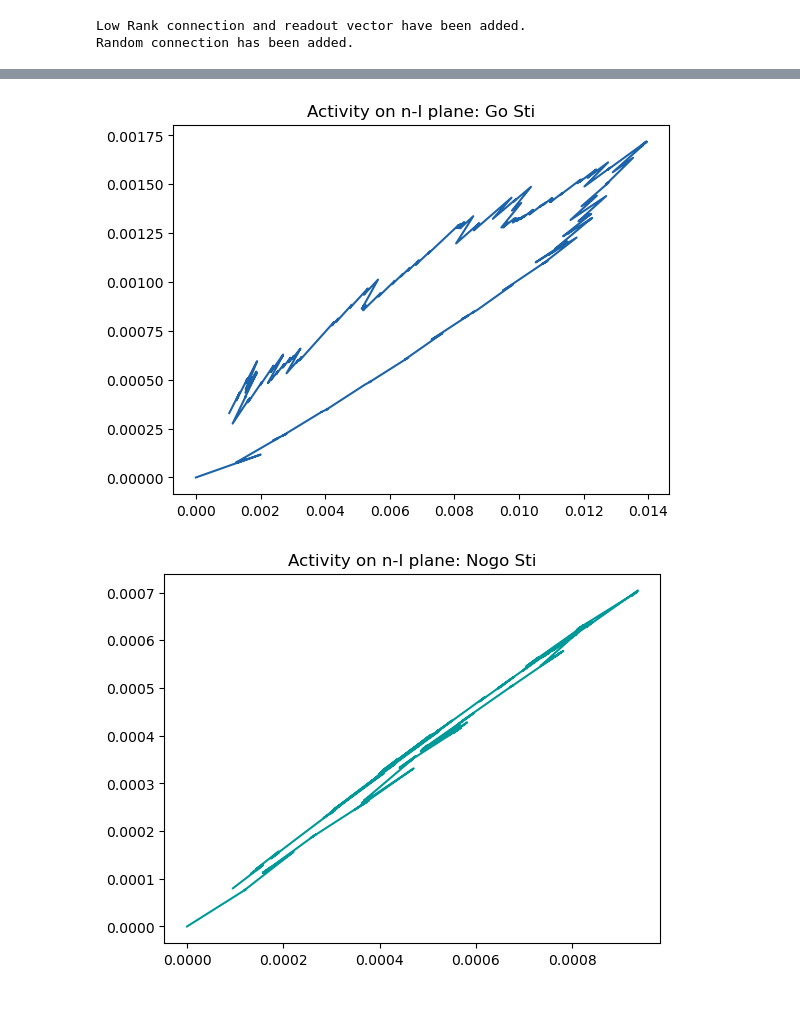
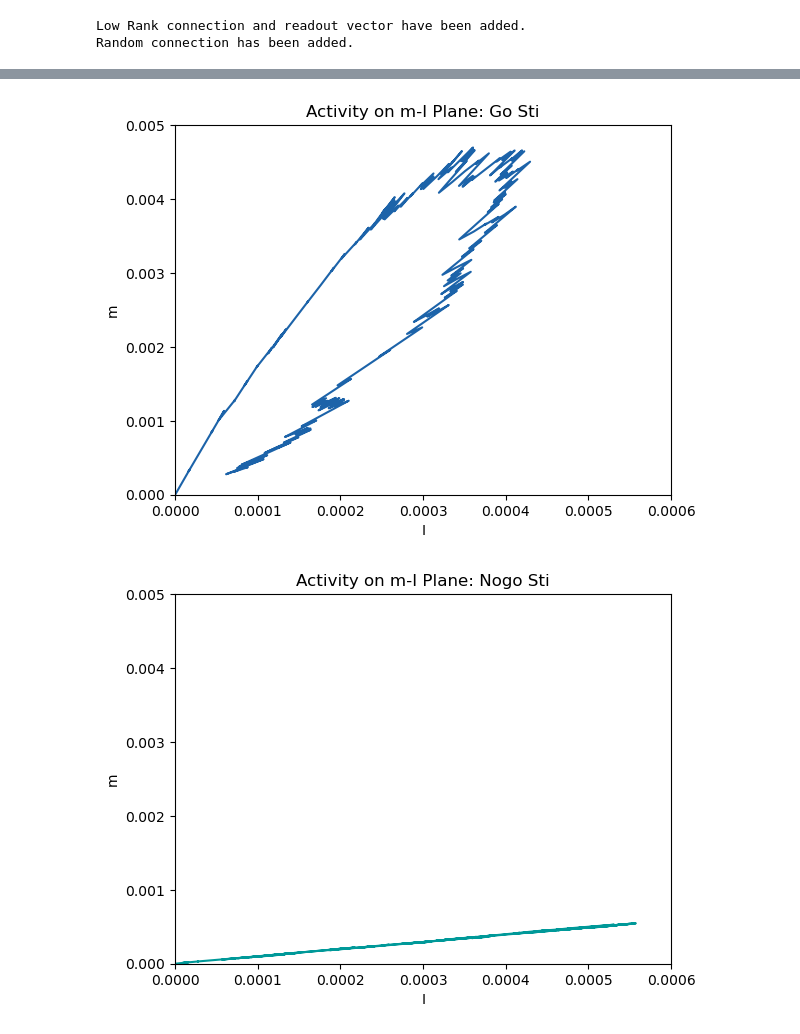
Before and after one commit to LiBinUtokyo/LowRank_ModifiedTheta_SNN, a Jupyter notebook: PYTHON/main.ipynb, the cells around one changed output, grey strips where cells are left out. Cells and saved outputs as stored; diff of their text form; code cells hidden in the pictures; blank space fills up the shorter version.

```diff
--- a/PYTHON/main.ipynb
+++ b/PYTHON/main.ipynb
@@ -315,7 +320,9 @@ print(a.T@b)
 # Initialiazation
 # LRSNN = LowRankSNN(N_E=4000,N_I=1000,RS= 1,taud_E=2,taud_I=5)
 # LRSNN = LowRankSNN(N_E=5000,N_I=0,RS= 1,taud_E=2,taud_I=5)
-LRSNN = LowRankSNN(N_E=400,N_I=100,RS= 1,taud_E=2,taud_I=5)
+# LRSNN = lowrankSNN.LowRankSNN(N_E=400,N_I=100,RS= 1,taud_E=2,taud_I=5)
+LRSNN = lowrankSNN.LowRankSNN(N_E=500,N_I=0,RS= 1,taud_E=2,taud_I=5)
+
 # LRSNN = LowRankSNN(N_E=400,N_I=100,RS= 0.1,taud_E=2,taud_I=5)
 #low rank文献的N=5000
 # Go_NoGo Task
@@ -433,12 +440,12 @@ Draw_RasterPlot(ax,spk_nogo,'Raster Plot for Nogo Stimuli',dt,Input_nogo,LRSNN.N
 # %%
 # Monitor the Projection on m-I plane
 fig, ax = plt.subplots()
-Draw_Projection(ax,g_go,m,Sti_go.T,'Activity on n-I Plane: Go Sti',color_Go)
+Draw_Projection(ax,g_go,Sti_go.T,m,'Activity on m-I Plane: Go Sti',color_Go,xlabel='I',ylabel='m')
 fig, ax = plt.subplots()
-Draw_Projection(ax,g_nogo,m,Sti_nogo.T,'Activity on n-I Plane: Nogo Sti',color_Nogo)
+Draw_Projection(ax,g_nogo,Sti_nogo.T,m,'Activity on m-I Plane: Nogo Sti',color_Nogo,xlabel='I',ylabel='m')
 # %% [output]
-[figure, old version]
+[figure, new version]
-[figure, old version]
+[figure, new version]
 # %%
 # # 改变来自抑制性神经元的所有连接
 # # conn_EI = LRSNN.conn[:LRSNN.N_E,LRSNN.N_E:]
```
Also changed, not shown: parts of 10 cells of this notebook, 6 other files.
